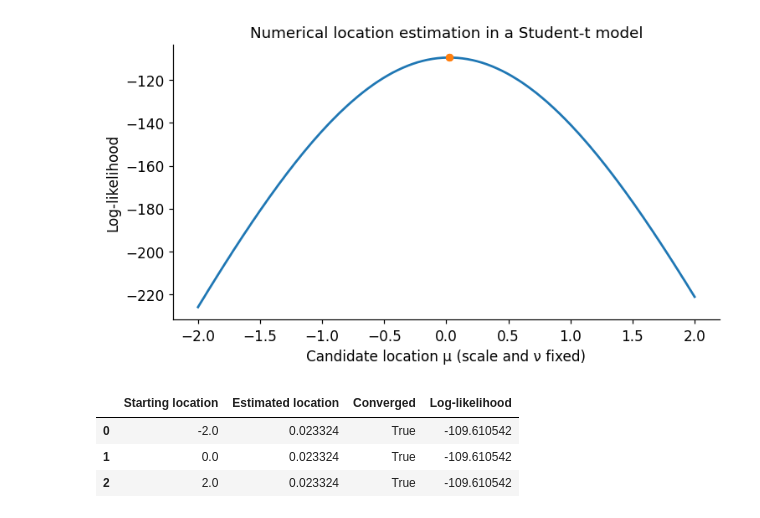
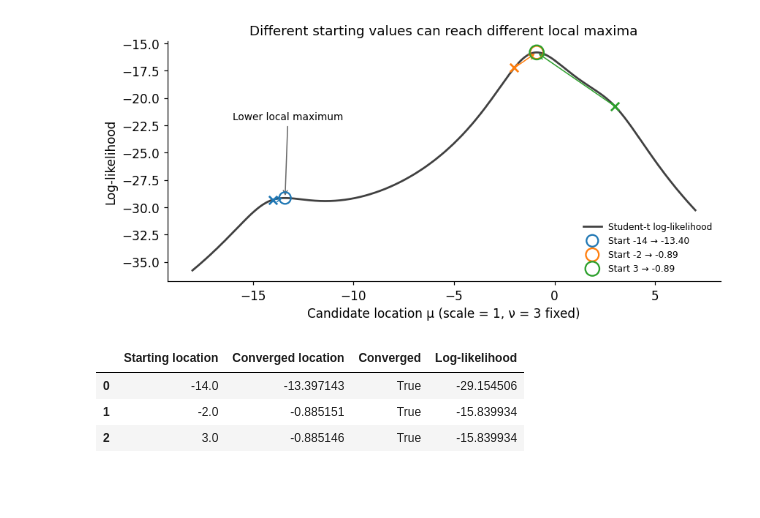
Before and after one commit to jacobkorsgaard/finance-statistical-methods-library, a Jupyter notebook: notebooks/03_statistical_inference_and_mle.ipynb, the cells around one changed output. Cells and saved outputs as stored; diff of their text form; code cells hidden in the pictures; blank space fills up the shorter version.

Commit message:
Refine inference and maximum likelihood exposition in Notebook 03

```diff
--- a/notebooks/03_statistical_inference_and_mle.ipynb
+++ b/notebooks/03_statistical_inference_and_mle.ipynb
@@ -236,23 +466,34 @@ For illustration, I draw 80 IID $t_5(0,1)$ observations with seed 318 and estima
 # %%
-numerical_sample = np.random.default_rng(318).standard_t(5, size=80)
-starts = (-2., 0., 2.)
-results = [minimize(lambda p: -stats.t.logpdf(numerical_sample, 5, loc=p[0]).sum(),
-                    [start], method="BFGS") for start in starts]
-location_grid = np.linspace(-2, 2, 401)
-loglikelihood_curve = np.array([stats.t.logpdf(numerical_sample, 5, loc=m).sum() for m in location_grid])
-fig, ax = plt.subplots()
-ax.plot(location_grid, loglikelihood_curve)
-for result in results:
-    ax.plot(result.x[0], -result.fun, "o", color="C1", markersize=5)
-ax.set(xlabel="Candidate location μ (scale and ν fixed)", ylabel="Log-likelihood", title="Numerical location estimation in a Student-t model")
+numerical_sample = np.random.default_rng(515).standard_t(3, size=4)
+starts = (-14., -2., 3.)
+def location_loglikelihood(location):
+    return stats.t.logpdf(numerical_sample, 3, loc=location).sum()
+results = [minimize(lambda p: -location_loglikelihood(p[0]), [start], method="BFGS")
+           for start in starts]
+location_grid = np.linspace(-18, 7, 801)
+loglikelihood_curve = np.array([location_loglikelihood(m) for m in location_grid])
+fig, ax = plt.subplots(figsize=(8, 4))
+ax.plot(location_grid, loglikelihood_curve, color="0.25", label="Student-t log-likelihood")
+for j, (start, result) in enumerate(zip(starts, results)):
+    start_height, end_height = location_loglikelihood(start), -result.fun
+    ax.scatter(start, start_height, marker="x", color=f"C{j}", s=55, zorder=3)
+    ax.scatter(result.x[0], end_height, marker="o", facecolors="none", edgecolors=f"C{j}",
+               s=110+25*j, linewidth=1.5, label=f"Start {start:g} → {result.x[0]:.2f}", zorder=4)
+    ax.annotate("", xy=(result.x[0], end_height), xytext=(start, start_height),
+                arrowprops={"arrowstyle": "->", "color": f"C{j}", "lw": 1})
+ax.annotate("Lower local maximum", xy=(results[0].x[0], -results[0].fun),
+            xytext=(-16, -22), arrowprops={"arrowstyle": "->", "color": "0.4"}, fontsize=9)
+ax.set(xlabel="Candidate location μ (scale = 1, ν = 3 fixed)", ylabel="Log-likelihood",
+       title="Different starting values can reach different local maxima")
+ax.legend(fontsize=8, loc="lower right")
 fig.tight_layout()
 plt.show()
-display(pd.DataFrame({"Starting location": starts, "Estimated location": [r.x[0] for r in results],
+display(pd.DataFrame({"Starting location": starts, "Converged location": [r.x[0] for r in results],
                       "Converged": [r.success for r in results], "Log-likelihood": [-r.fun for r in results]}))
 # %% [output]
-[figure, old version]
+[figure, new version]
-|  | Starting location | Estimated location | Converged | Log-likelihood |
-| 0 | -2.0 | 0.023324 | True | -109.610542 |
-| 1 | 0.0 | 0.023324 | True | -109.610542 |
-| 2 | 2.0 | 0.023324 | True | -109.610542 |
+|  | Starting location | Converged location | Converged | Log-likelihood |
+| 0 | -14.0 | -13.397143 | True | -29.154506 |
+| 1 | -2.0 | -0.885151 | True | -15.839934 |
+| 2 | 3.0 | -0.885146 | True | -15.839934 |
 # %% [markdown]
```
Also changed, not shown: parts of 31 cells of this notebook, 1 other file.
